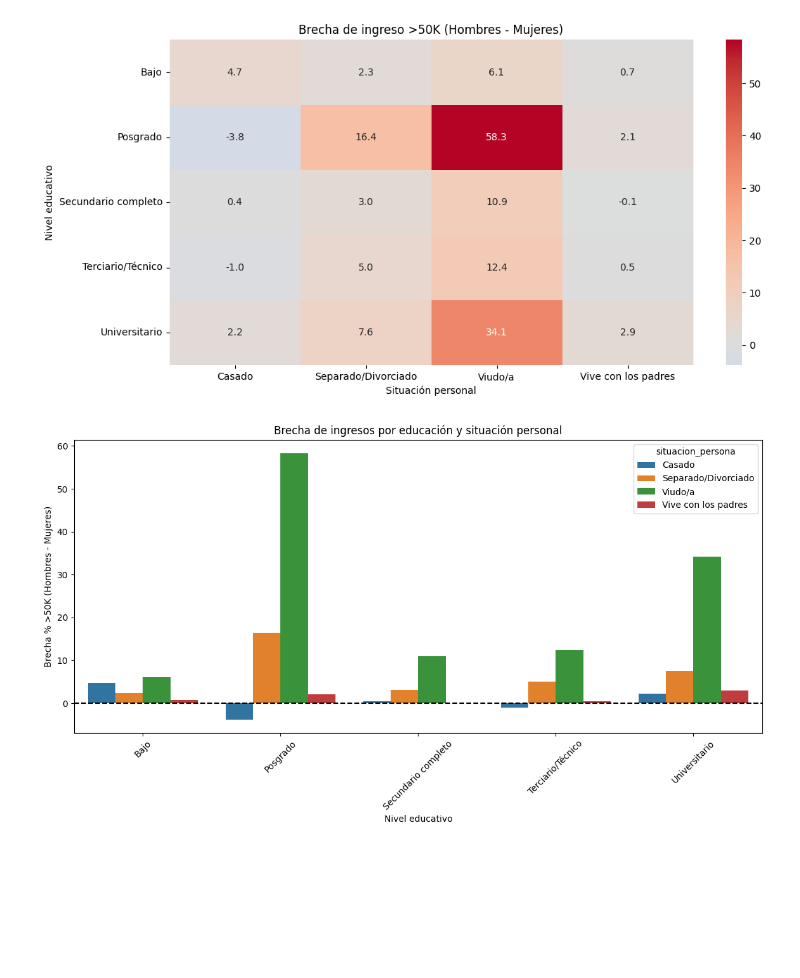
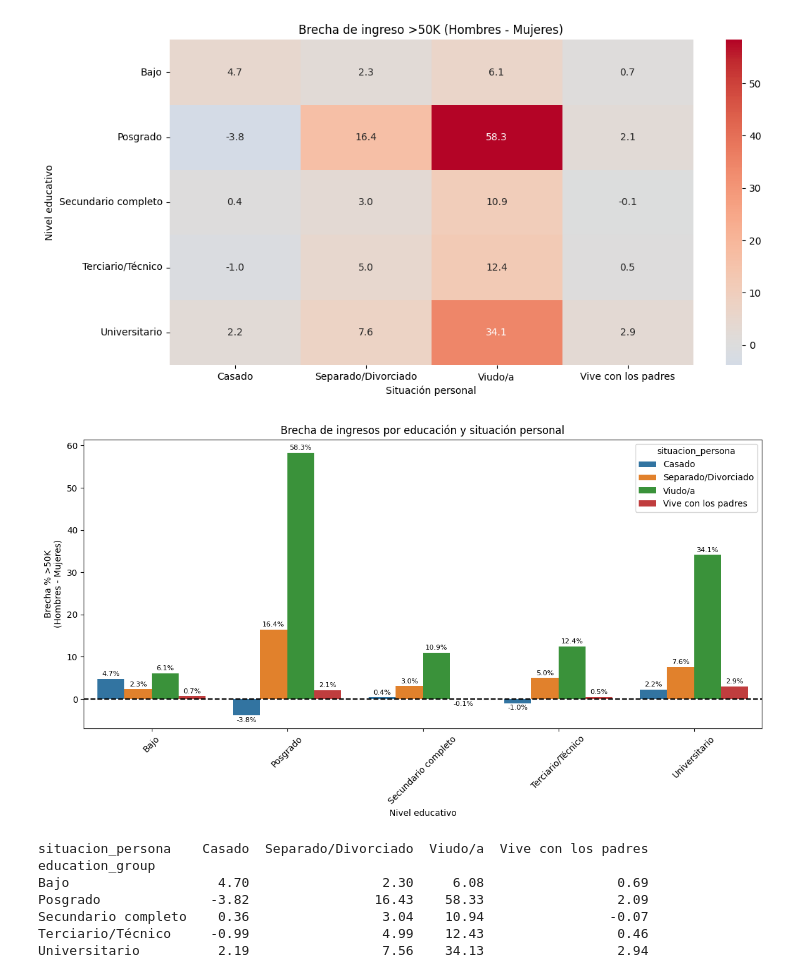
Before and after one commit to miqaapz98/IAA_2026, a Jupyter notebook: TP2_IAA.ipynb, the cells around one changed output. Saved outputs shown, nothing was run; the diff lists cells and outputs as text; code cells hidden in the pictures; blank space fills up the shorter version.

```diff
--- a/TP2_IAA.ipynb
+++ b/TP2_IAA.ipynb
@@ -646,48 +655,85 @@ plt.show()
 # %%
-# promedio por educación, situación y género
-tabla = (
-    df.groupby(
-        ["education_group", "situacion_persona", "gender"]
-    )["income_bin"]
-    .mean()
-    .unstack()
-)
 
 # calcular brecha hombres - mujeres
 tabla["gap_gender"] = (
     tabla["Male"] - tabla["Female"]
 ) * 100
 
-# volver dataframe
+# dataframe final
 gap_df = (
     tabla["gap_gender"]
     .reset_index()
 )
 
+# color según signo
+gap_df["color"] = gap_df["gap_gender"].apply(
+    lambda x: "Positivo" if x >= 0 else "Negativo"
+)
+
 plt.figure(figsize=(14,6))
 
-sns.barplot(
+ax = sns.barplot(
     data=gap_df,
     x="education_group",
     y="gap_gender",
     hue="situacion_persona"
 )
 
+# línea horizontal
 plt.axhline(
     y=0,
     color="black",
     linestyle="--"
 )
 
-plt.ylabel("Brecha % >50K (Hombres - Mujeres)")
+# etiquetas %
+for container in ax.containers:
+
+    labels = [
+        f"{bar.get_height():.1f}%"
+        for bar in container
+    ]
+
+    ax.bar_label(
+        container,
+        labels=labels,
+        padding=2,
+        fontsize=8
+    )
+
+plt.ylabel(
+    "Brecha % >50K\n(Hombres - Mujeres)"
+)
+
 plt.xlabel("Nivel educativo")
 
 plt.title(
     "Brecha de ingresos por educación y situación personal"
 )
 
 plt.xticks(rotation=45)
 
 plt.show()
 # %% [output]
-[figure, old version]
+[figure, new version]
+# %%
+# tabla final de brecha
+tabla_final = (
+    gap_df
+    .pivot(
+        index="education_group",
+        columns="situacion_persona",
+        values="gap_gender"
+    )
+    .round(2)
+)
+
+print(tabla_final)
+# %% [output]
+situacion_persona    Casado  Separado/Divorciado  Viudo/a  Vive con los padres
+education_group
+Bajo                   4.70                 2.30     6.08                 0.69
+Posgrado              -3.82                16.43    58.33                 2.09
+Secundario completo    0.36                 3.04    10.94                -0.07
+Terciario/Técnico     -0.99                 4.99    12.43                 0.46
+Universitario          2.19                 7.56    34.13                 2.94
```
Also changed, not shown: parts of 5 cells of this notebook.
